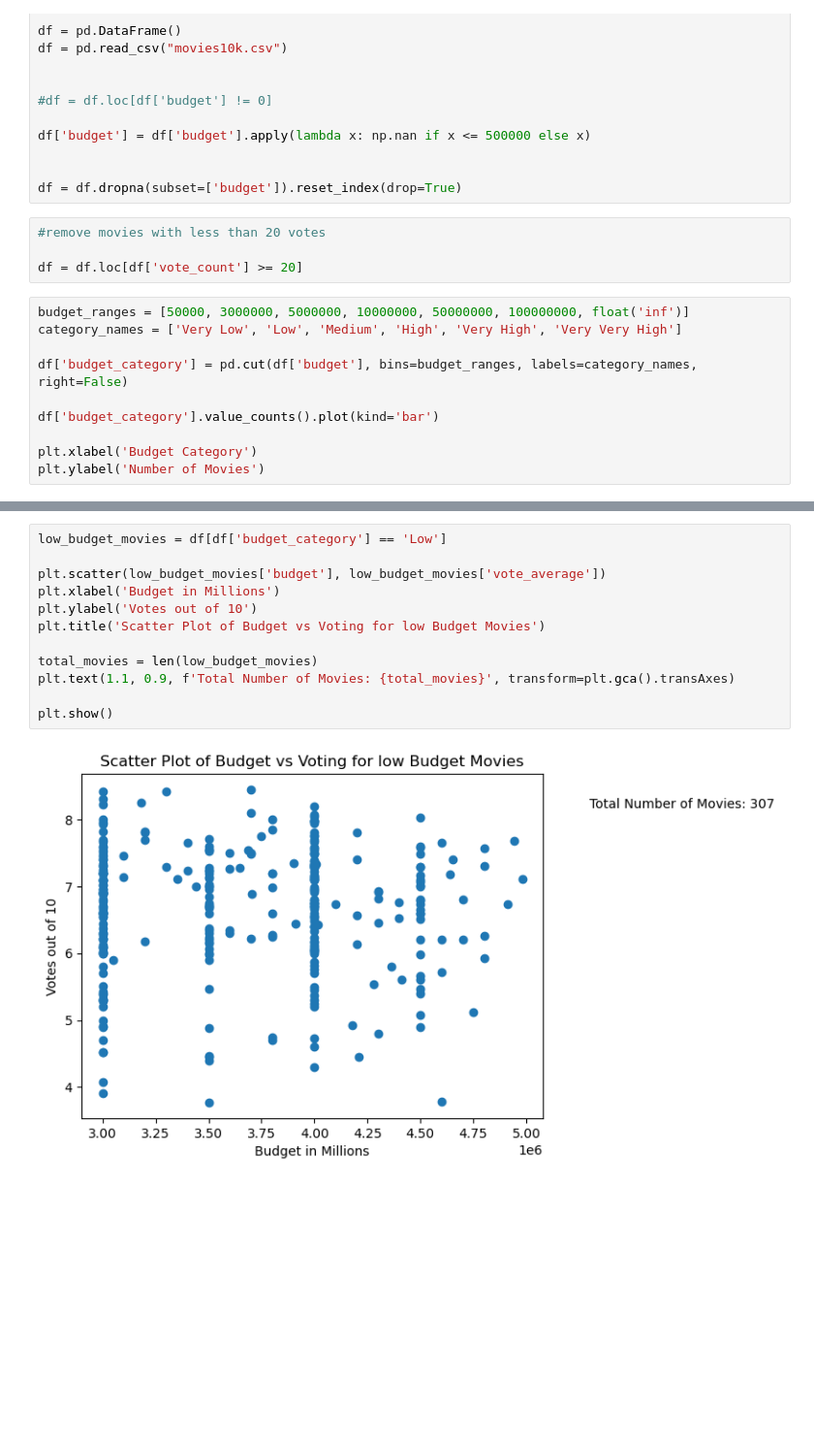
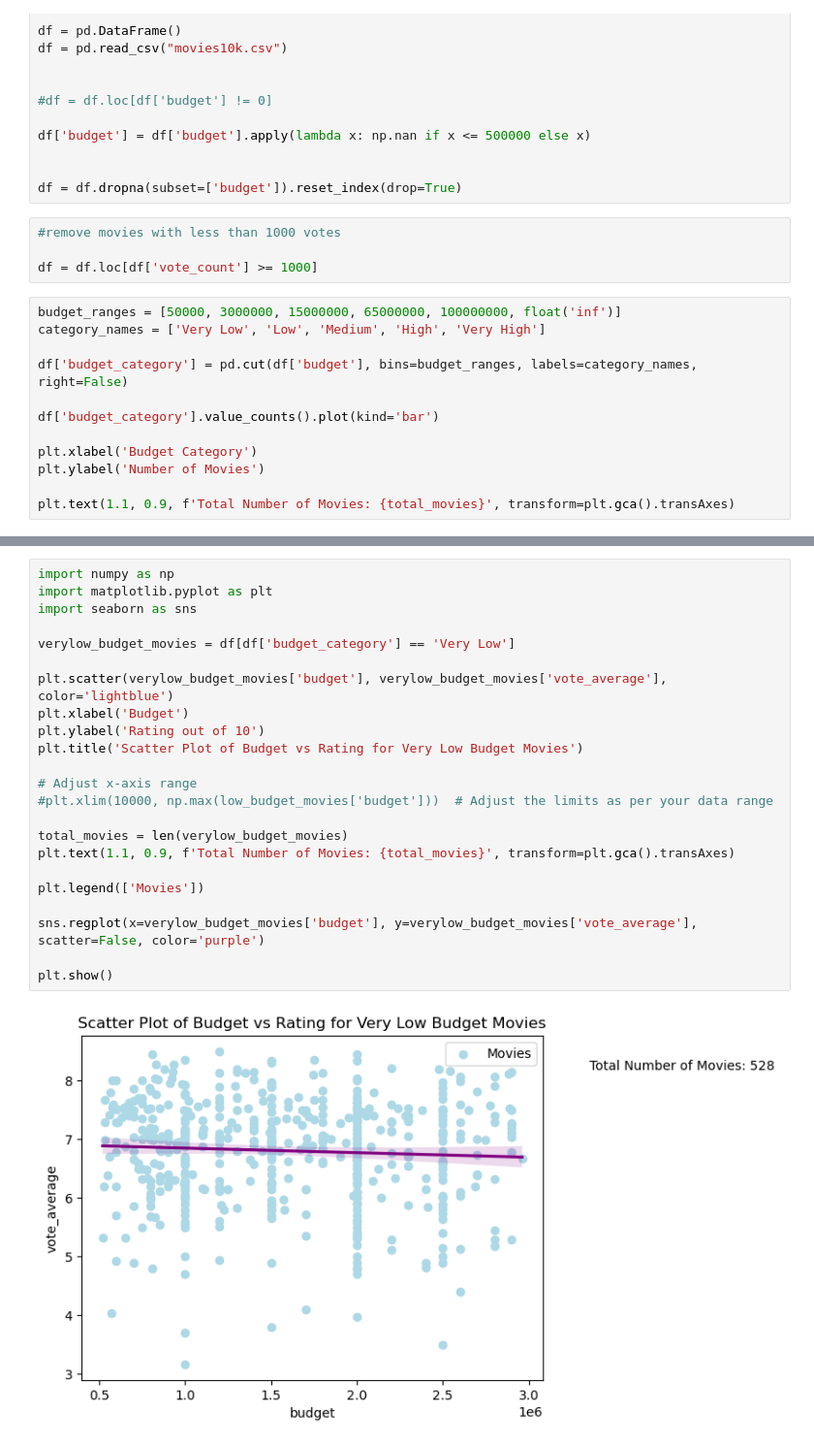
Before and after one commit to quityQ/SciProg2023, a Jupyter notebook: test2.ipynb, the cells around one changed output, grey strips where cells are left out. Shown at 97% size. Drawn from its saved outputs; the diff is of its cells as text; blank space fills up the shorter version.

```diff
--- a/test2.ipynb
+++ b/test2.ipynb
@@ -16,12 +16,12 @@ df['budget'] = df['budget'].apply(lambda x: np.nan if x <= 500000 else x)
 
 df = df.dropna(subset=['budget']).reset_index(drop=True)
 # %%
-#remove movies with less than 20 votes
+#remove movies with less than 1000 votes
 
-df = df.loc[df['vote_count'] >= 20]
+df = df.loc[df['vote_count'] >= 1000]
 # %%
-budget_ranges = [50000, 3000000, 5000000, 10000000, 50000000, 100000000, float('inf')]
-category_names = ['Very Low', 'Low', 'Medium', 'High', 'Very High', 'Very Very High']
+budget_ranges = [50000, 3000000, 15000000, 65000000, 100000000, float('inf')]
+category_names = ['Very Low', 'Low', 'Medium', 'High', 'Very High']
 
 df['budget_category'] = pd.cut(df['budget'], bins=budget_ranges, labels=category_names, right=False)
 
@@ -29,4 +29,6 @@ df['budget_category'].value_counts().plot(kind='bar')
 
 plt.xlabel('Budget Category')
 plt.ylabel('Number of Movies')
+
+plt.text(1.1, 0.9, f'Total Number of Movies: {total_movies}', transform=plt.gca().transAxes)
 # %% [output]
@@ -71,14 +124,25 @@ plt.show()
 # %%
-low_budget_movies = df[df['budget_category'] == 'Low']
+import numpy as np
+import matplotlib.pyplot as plt
+import seaborn as sns
 
-plt.scatter(low_budget_movies['budget'], low_budget_movies['vote_average'])
-plt.xlabel('Budget in Millions')
-plt.ylabel('Votes out of 10')
-plt.title('Scatter Plot of Budget vs Voting for low Budget Movies')
+verylow_budget_movies = df[df['budget_category'] == 'Very Low']
 
-total_movies = len(low_budget_movies)
+plt.scatter(verylow_budget_movies['budget'], verylow_budget_movies['vote_average'], color='lightblue')
+plt.xlabel('Budget')
+plt.ylabel('Rating out of 10')
+plt.title('Scatter Plot of Budget vs Rating for Very Low Budget Movies')
+
+# Adjust x-axis range
+#plt.xlim(10000, np.max(low_budget_movies['budget']))  # Adjust the limits as per your data range
+
+total_movies = len(verylow_budget_movies)
 plt.text(1.1, 0.9, f'Total Number of Movies: {total_movies}', transform=plt.gca().transAxes)
 
+plt.legend(['Movies'])
+
+sns.regplot(x=verylow_budget_movies['budget'], y=verylow_budget_movies['vote_average'], scatter=False, color='purple')
+
 plt.show()
 # %% [output]
-[figure, old version]
+[figure, new version]
```
Also changed, not shown: parts of 9 cells of this notebook.
